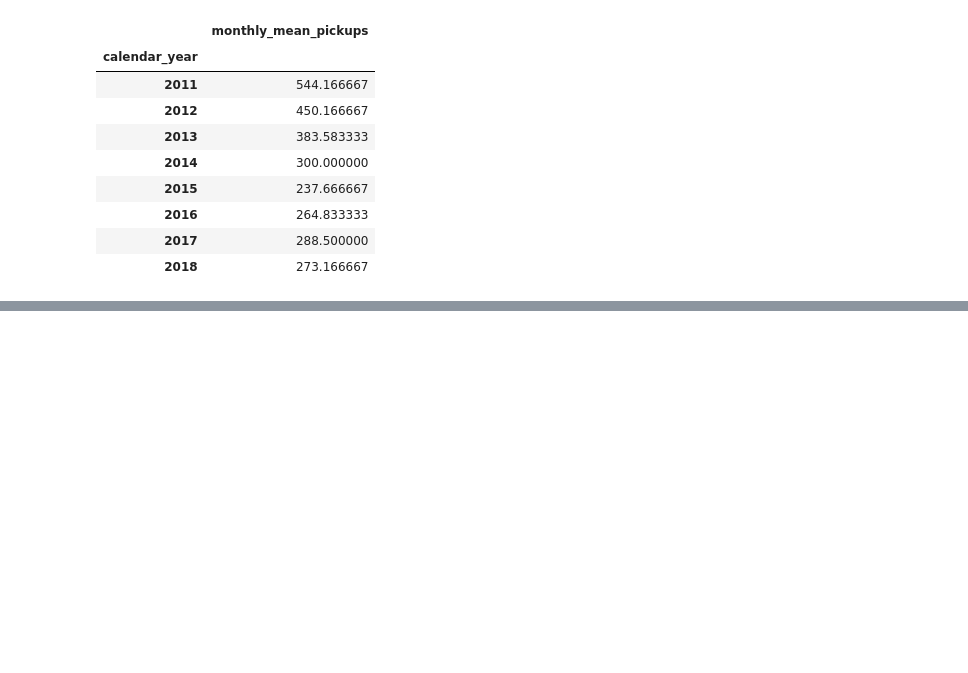
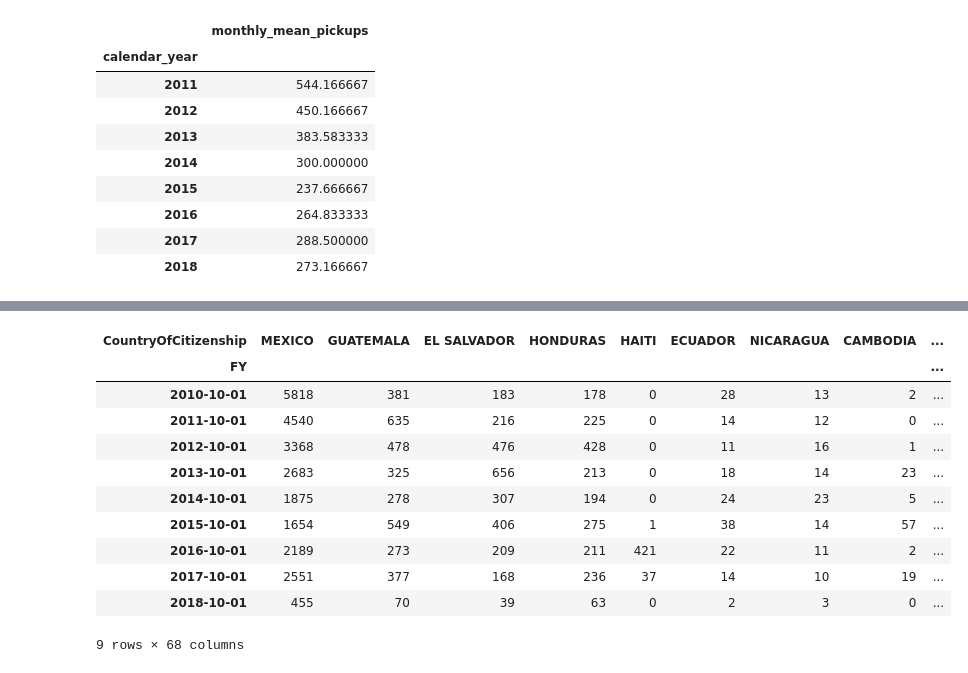
Before and after one commit to UWCHR/ice-air, a Jupyter notebook: analyze/note/airport.ipynb, the cells around one changed output, grey strips where cells are left out. Cells and saved outputs as stored; diff of their text form; code cells hidden in the pictures; blank space fills up the shorter version.

```diff
--- a/analyze/note/airport.ipynb
+++ b/analyze/note/airport.ipynb
@@ -239,6 +237,21 @@ pivot = pd.pivot_table(data=country_of_citizenship_by_year,
                        fill_value=0)
 # %%
 pivot = pivot.reindex(pivot.sum().sort_values(ascending=False).index, axis=1)
+# %%
+pivot
+# %% [output]
+| CountryOfCitizenship | MEXICO | GUATEMALA | EL SALVADOR | HONDURAS | HAITI | ECUADOR | NICARAGUA | CAMBODIA | ... |
+| FY |  |  |  |  |  |  |  |  | ... |
+| 2010-10-01 | 5818 | 381 | 183 | 178 | 0 | 28 | 13 | 2 | ... |
+| 2011-10-01 | 4540 | 635 | 216 | 225 | 0 | 14 | 12 | 0 | ... |
+| 2012-10-01 | 3368 | 478 | 476 | 428 | 0 | 11 | 16 | 1 | ... |
+| 2013-10-01 | 2683 | 325 | 656 | 213 | 0 | 18 | 14 | 23 | ... |
+| 2014-10-01 | 1875 | 278 | 307 | 194 | 0 | 24 | 23 | 5 | ... |
+| 2015-10-01 | 1654 | 549 | 406 | 275 | 1 | 38 | 14 | 57 | ... |
+| 2016-10-01 | 2189 | 273 | 209 | 211 | 421 | 22 | 11 | 2 | ... |
+| 2017-10-01 | 2551 | 377 | 168 | 236 | 37 | 14 | 10 | 19 | ... |
+| 2018-10-01 | 455 | 70 | 39 | 63 | 0 | 2 | 3 | 0 | ... |
+9 rows × 68 columns
 # %%
 fig = pivot.plot(kind='bar', stacked=True, figsize=(10, 8))
 # %% [output]
```
Also changed, not shown: parts of 17 cells of this notebook, 3 other files.
